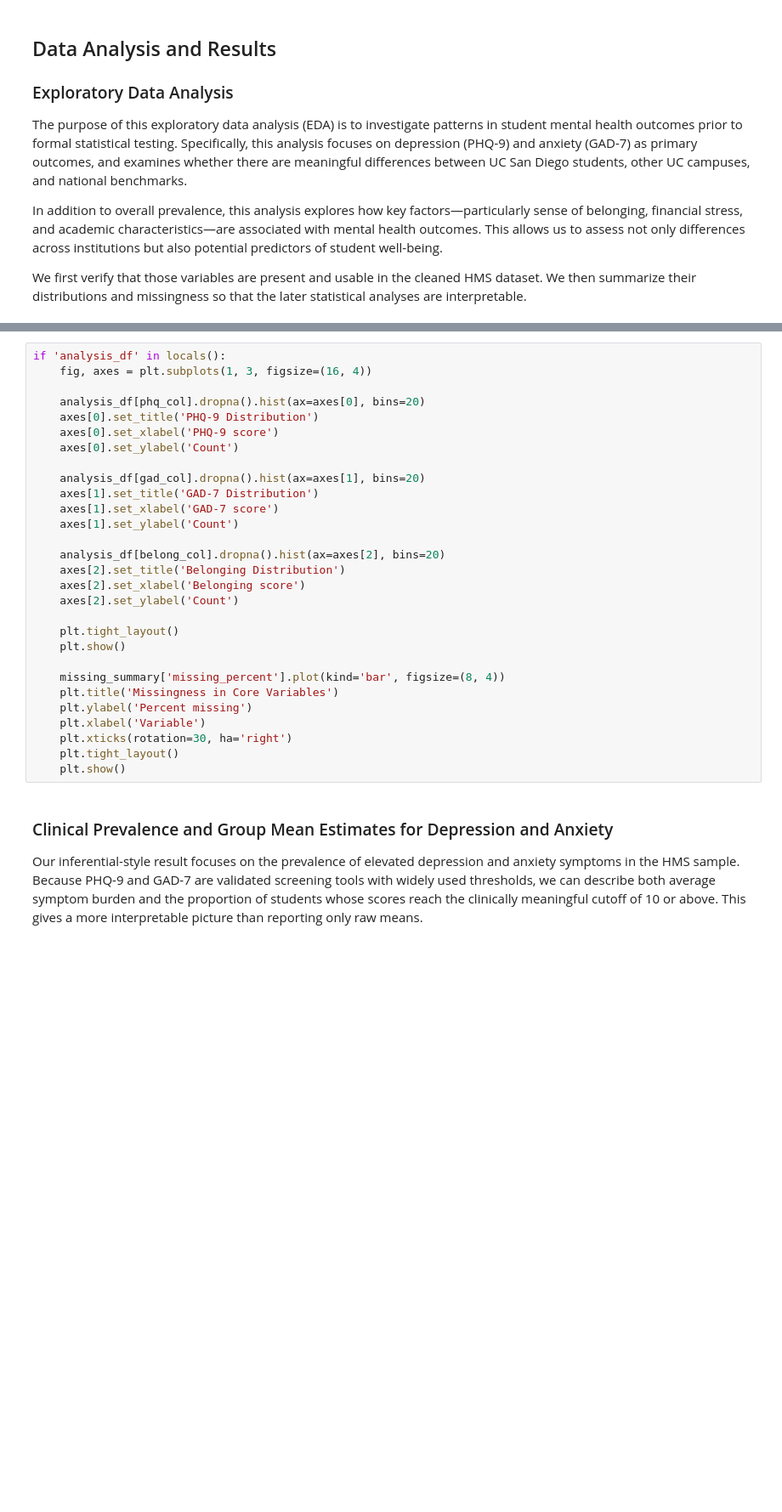
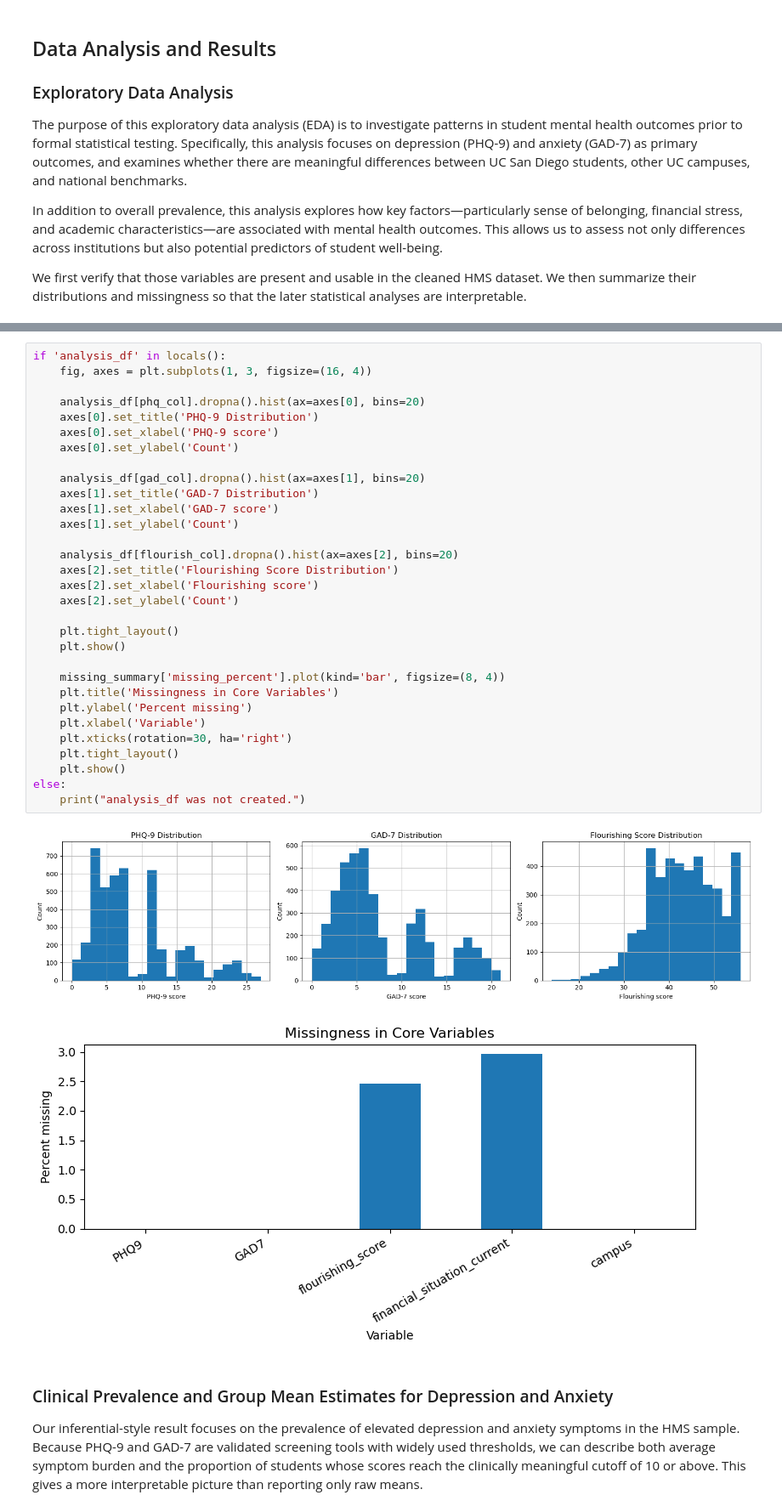
Before and after one commit to COGS108/Group128_WI26, a Jupyter notebook: 03-FinalProject.ipynb, the cells around one changed output, grey strips where cells are left out. Shown at 85% size. Saved outputs shown, nothing was run; the diff lists cells and outputs as text; blank space fills up the shorter version.

```diff
--- a/03-FinalProject.ipynb
+++ b/03-FinalProject.ipynb
@@ -191,32 +202,37 @@ except FileNotFoundError:
 # %%
 if 'analysis_df' in locals():
     fig, axes = plt.subplots(1, 3, figsize=(16, 4))
 
     analysis_df[phq_col].dropna().hist(ax=axes[0], bins=20)
     axes[0].set_title('PHQ-9 Distribution')
     axes[0].set_xlabel('PHQ-9 score')
     axes[0].set_ylabel('Count')
 
     analysis_df[gad_col].dropna().hist(ax=axes[1], bins=20)
     axes[1].set_title('GAD-7 Distribution')
     axes[1].set_xlabel('GAD-7 score')
     axes[1].set_ylabel('Count')
 
-    analysis_df[belong_col].dropna().hist(ax=axes[2], bins=20)
-    axes[2].set_title('Belonging Distribution')
-    axes[2].set_xlabel('Belonging score')
+    analysis_df[flourish_col].dropna().hist(ax=axes[2], bins=20)
+    axes[2].set_title('Flourishing Score Distribution')
+    axes[2].set_xlabel('Flourishing score')
     axes[2].set_ylabel('Count')
 
     plt.tight_layout()
     plt.show()
 
     missing_summary['missing_percent'].plot(kind='bar', figsize=(8, 4))
     plt.title('Missingness in Core Variables')
     plt.ylabel('Percent missing')
     plt.xlabel('Variable')
     plt.xticks(rotation=30, ha='right')
     plt.tight_layout()
     plt.show()
+else:
+    print("analysis_df was not created.")
+# %% [output]
+[figure, added]
+[figure, added]
 # %% [markdown]
 ### Clinical Prevalence and Group Mean Estimates for Depression and Anxiety
 
```
Also changed, not shown: parts of 3 cells of this notebook.
